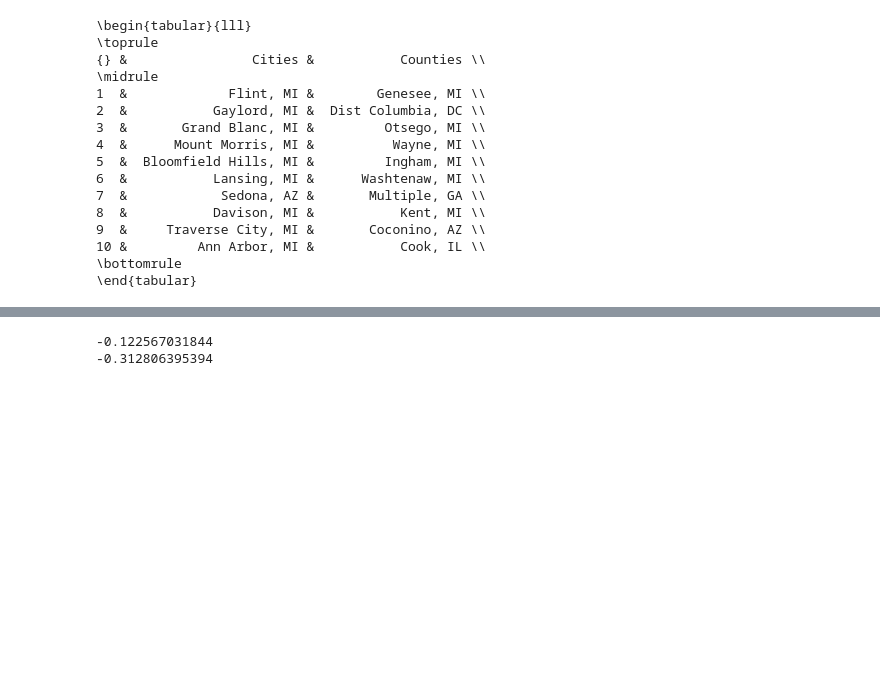
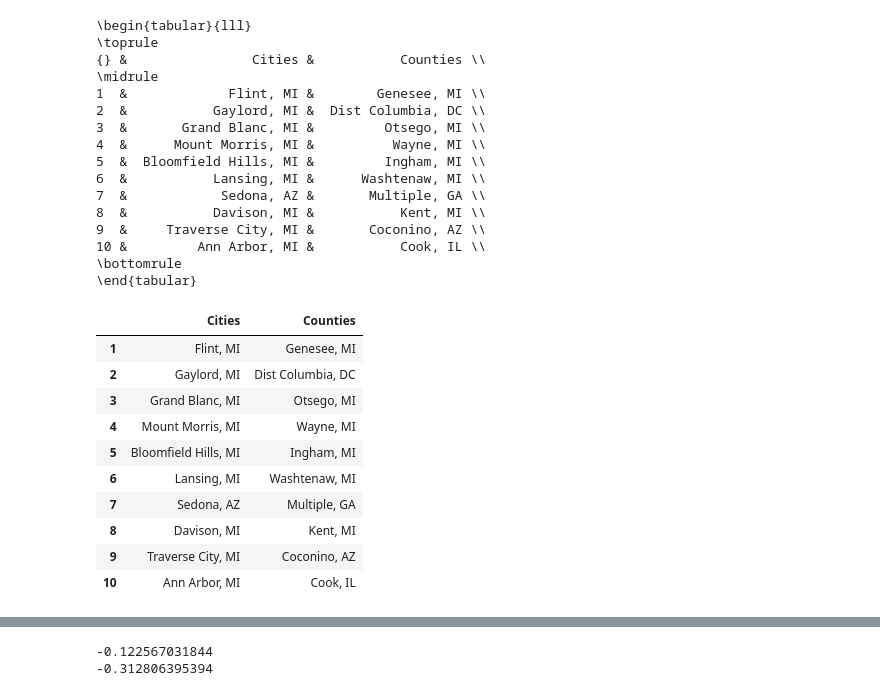
Before and after one commit to oztalha/Flint, a Jupyter notebook: Codes-Toz/Flint.ipynb, the cells around one changed output, grey strips where cells are left out. Cells and saved outputs as stored; diff of their text form; code cells hidden in the pictures; blank space fills up the shorter version.

```diff
--- a/Codes-Toz/Flint.ipynb
+++ b/Codes-Toz/Flint.ipynb
@@ -207,6 +214,20 @@ print(cc.to_latex())
 10 &         Ann Arbor, MI &           Cook, IL \\
 \bottomrule
 \end{tabular}
+# %%
+cc
+# %% [output]
+|  | Cities | Counties |
+| 1 | Flint, MI | Genesee, MI |
+| 2 | Gaylord, MI | Dist Columbia, DC |
+| 3 | Grand Blanc, MI | Otsego, MI |
+| 4 | Mount Morris, MI | Wayne, MI |
+| 5 | Bloomfield Hills, MI | Ingham, MI |
+| 6 | Lansing, MI | Washtenaw, MI |
+| 7 | Sedona, AZ | Multiple, GA |
+| 8 | Davison, MI | Kent, MI |
+| 9 | Traverse City, MI | Coconino, AZ |
+| 10 | Ann Arbor, MI | Cook, IL |
 # %%
 from nltk.sentiment.vader import SentimentIntensityAnalyzer
 sid = SentimentIntensityAnalyzer()
```
Also changed, not shown: parts of 14 cells of this notebook.
